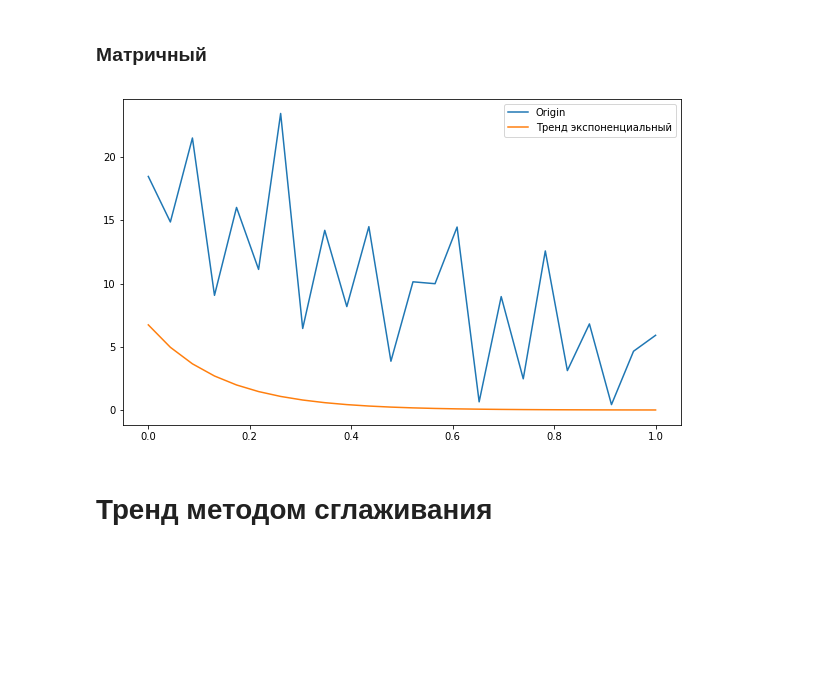
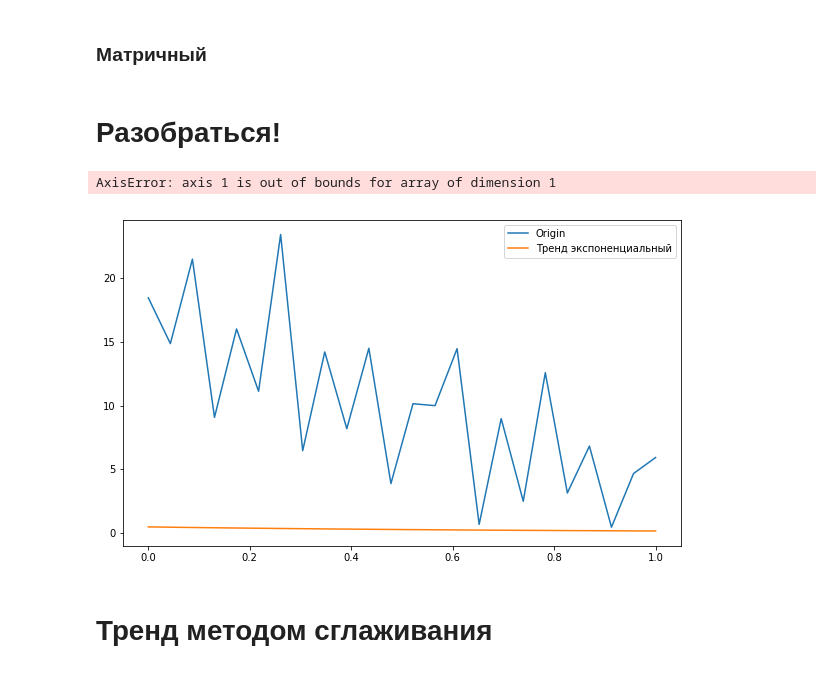
Before and after one commit to Tsypaev/time-series-analysis, a Jupyter notebook: 3LR/the allocation of a trend component.ipynb, the cells around one changed output. Cells and saved outputs as stored; diff of their text form; code cells hidden in the pictures; blank space fills up the shorter version.

```diff
--- a/3LR/the allocation of a trend component.ipynb
+++ b/3LR/the allocation of a trend component.ipynb
@@ -202,6 +221,8 @@ plot(X, t = t, f_dict = {"functions": [func_exp(t, *popt)], "titles": ['Трен
 [figure]
 # %% [markdown]
 ### Матричный
+# %% [markdown]
+# Разобраться!
 # %%
 def regression_model_exp(A, t):
     Y = A.transpose()
@@ -213,16 +234,35 @@ def regression_model_exp(A, t):
     X = np.concatenate((X, -1*np.log(t.reshape(-1,1))), axis=1)
     X[0] = 1.0
 #     print(X)
-    B = np.linalg.lstsq(X, Y, rcond=None)
+    B = np.linalg.lstsq(X, np.log(Y), rcond=None)
     B = B[0]
     return B
+# %%
+X = np.zeros((A.size, 1), dtype = float)
+
+    for i in range(0, X.size):
+        X[i] = t.reshape(-1,1)[i]
+X = np.concatenate((X,-1*np.log(t.reshape(-1,1))), axis=1) # соединение в один массив
+B_e = np.linalg.lstsq(X, np.log(Y))
+B_e = B_e[0]
+print('Коэффициенты b0, b1: {}.'.format(B_e))
+plt.figure(figsize = (10, 5))
+plt.plot(t, TS) # строим исходный ВР
+plt.plot(t, np.exp(B_e[0]-B_e[1]*t), 'r') # строим его тренд
+plt.title('Временной ряд и тренд')
+plt.xlabel('t')
+plt.ylabel('X');
+# %% [output]
+AxisError: axis 1 is out of bounds for array of dimension 1
+# %%
+B_exp = regression_model_exp(X, t)
 # %%
 def func_exp_matrix(x, a, b):
     return np.log(a) * np.exp(-b * x)
 # %%
-plot(X, t = t, f_dict = {"functions": [func_exp(t, B_exp[0], B_exp[1])], "titles": ['Тренд экспоненциальный'] })
+plot(X, t = t, f_dict = {"functions": [func_exp_matrix(t, B_exp[0], B_exp[1])], "titles": ['Тренд экспоненциальный'] })
 # %% [output]
-[figure, old version]
+[figure, new version]
 # %% [markdown]
 # Тренд методом сглаживания
 # %%
```
Also changed, not shown: parts of 8 cells of this notebook.
